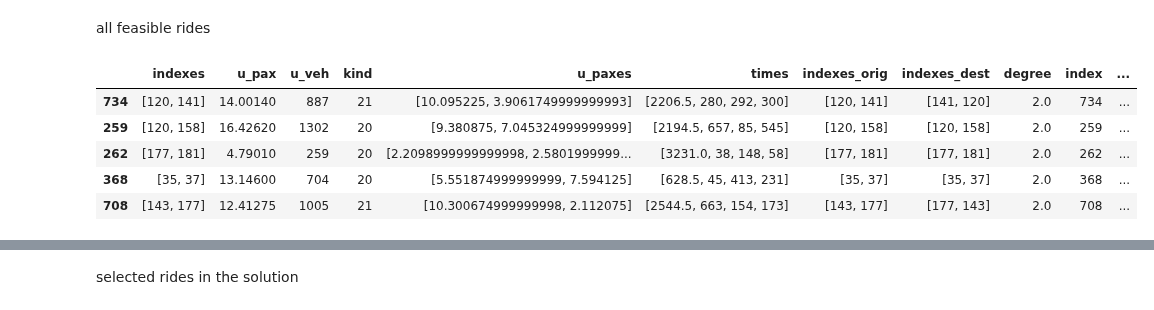
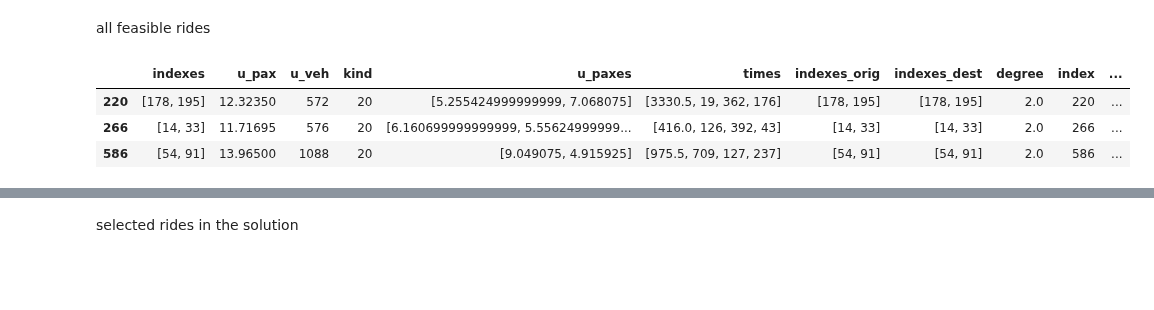
Before and after one commit to RafalKucharskiPK/ExMAS, a Jupyter notebook: ExMAS/notebooks/ExMAS.ipynb, the cells around one changed output, grey strips where cells are left out. Cells and saved outputs as stored; diff of their text form; code cells hidden in the pictures; blank space fills up the shorter version.

Commit message:
data descriptions

```diff
--- a/ExMAS/notebooks/ExMAS.ipynb
+++ b/ExMAS/notebooks/ExMAS.ipynb
@@ -95,11 +95,9 @@ KPIs
 # %% [markdown]
  all feasible rides
 # %%
-inData.sblts.rides.sample(5)
+inData.sblts.rides.sample(3)
 # %% [output]
 |  | indexes | u_pax | u_veh | kind | u_paxes | times | indexes_orig | indexes_dest | degree | index | ... |
-| 734 | [120, 141] | 14.00140 | 887 | 21 | [10.095225, 3.9061749999999993] | [2206.5, 280, 292, 300] | [120, 141] | [141, 120] | 2.0 | 734 | ... |
-| 259 | [120, 158] | 16.42620 | 1302 | 20 | [9.380875, 7.045324999999999] | [2194.5, 657, 85, 545] | [120, 158] | [120, 158] | 2.0 | 259 | ... |
-| 262 | [177, 181] | 4.79010 | 259 | 20 | [2.2098999999999998, 2.5801999999... | [3231.0, 38, 148, 58] | [177, 181] | [177, 181] | 2.0 | 262 | ... |
-| 368 | [35, 37] | 13.14600 | 704 | 20 | [5.551874999999999, 7.594125] | [628.5, 45, 413, 231] | [35, 37] | [35, 37] | 2.0 | 368 | ... |
-| 708 | [143, 177] | 12.41275 | 1005 | 21 | [10.300674999999998, 2.112075] | [2544.5, 663, 154, 173] | [143, 177] | [177, 143] | 2.0 | 708 | ... |
+| 220 | [178, 195] | 12.32350 | 572 | 20 | [5.255424999999999, 7.068075] | [3330.5, 19, 362, 176] | [178, 195] | [178, 195] | 2.0 | 220 | ... |
+| 266 | [14, 33] | 11.71695 | 576 | 20 | [6.160699999999999, 5.55624999999... | [416.0, 126, 392, 43] | [14, 33] | [14, 33] | 2.0 | 266 | ... |
+| 586 | [54, 91] | 13.96500 | 1088 | 20 | [9.049075, 4.915925] | [975.5, 709, 127, 237] | [54, 91] | [54, 91] | 2.0 | 586 | ... |
```
Also changed, not shown: parts of 7 cells of this notebook, 1 other file.
